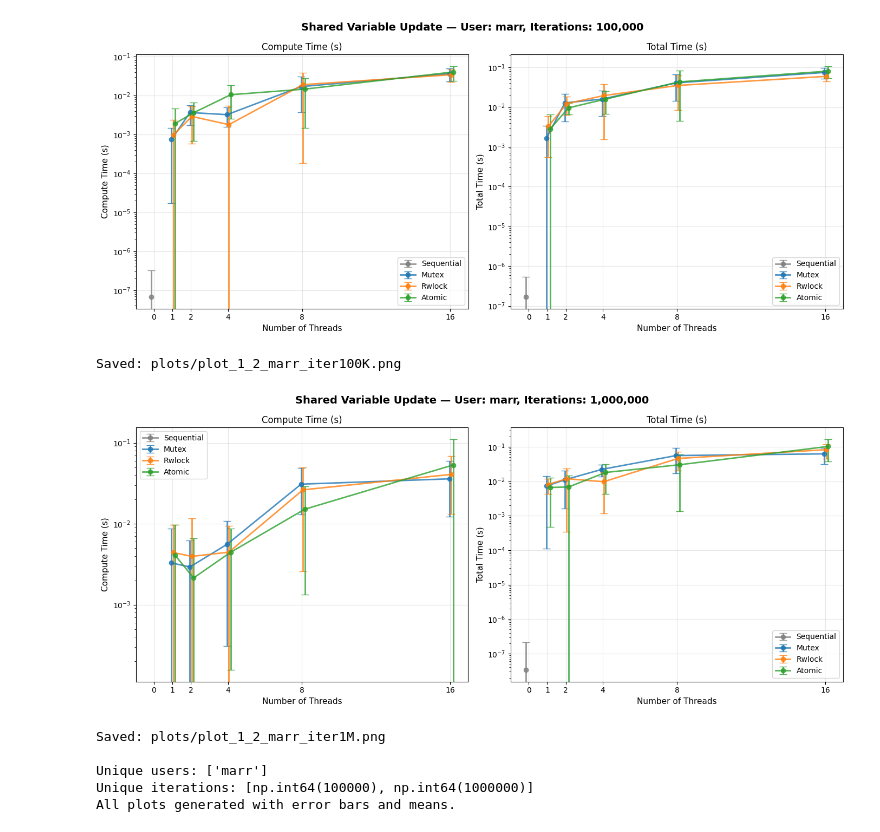
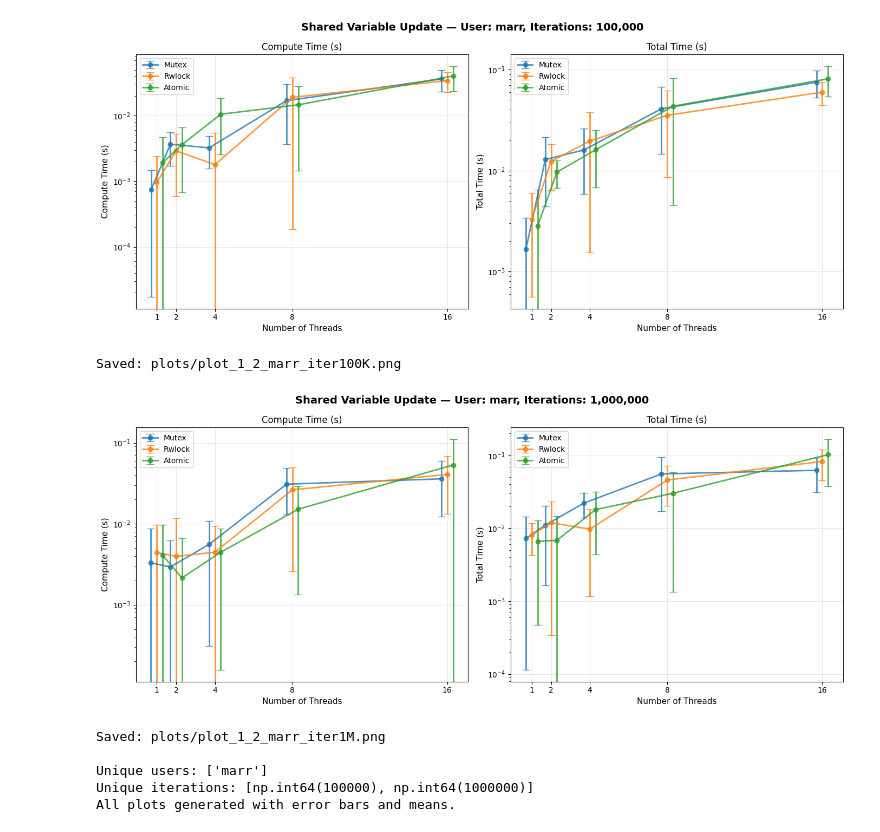
Before and after one commit to marrln/Thread-Experiments, a Jupyter notebook: 1_2_shared_variable_update/plotter_1_2.ipynb, the cells around one changed output. Saved outputs shown, nothing was run; the diff lists cells and outputs as text; code cells hidden in the pictures.

```diff
--- a/1_2_shared_variable_update/plotter_1_2.ipynb
+++ b/1_2_shared_variable_update/plotter_1_2.ipynb
@@ -17,6 +17,11 @@ df.loc[df['method'] == 'sequential', 'threads'] = 0
 df['threads'] = df['threads'].fillna(1).astype(int)
 df['iterations'] = pd.to_numeric(df.get('iterations'), errors='coerce').fillna(0).astype(int)
 
+# Remove sequential (threads=0) entries from non-sequential methods
+df = df[~((df['threads'] == 0) & (df['method'] != 'sequential'))]
+# Remove sequential entries
+df = df[df['method'] != 'sequential']
+
 time_cols = ["time_compute", "time_total"]
 for col in time_cols:
     df[col] = pd.to_numeric(df.get(col), errors='coerce').fillna(0)
@@ -24,7 +29,7 @@ for col in time_cols:
 # Get unique users and iterations
 unique_users = sorted(df["user"].unique())
 unique_iterations = sorted(df["iterations"].unique())
-methods_order = ["sequential", "mutex", "rwlock", "atomic"]
+methods_order = ["mutex", "rwlock", "atomic"]
 colors = {"mutex": "#1f77b4", "rwlock": "#ff7f0e", "atomic": "#2ca02c", "sequential": "#7f7f7f"}
 
 # Create plots for each user
@@ -54,9 +59,9 @@ for user in unique_users:
         fig.suptitle(f"Shared Variable Update — User: {user}, Iterations: {iteration:,}",
                      fontsize=14, fontweight="bold")
 
-        # Define jitter offset for each method
+        # Define jitter offset for each method (increased jitter)
         unique_methods = sorted(stats["method"].unique(), key=lambda m: methods_order.index(m))
-        jitter_offset = np.linspace(-0.15, 0.15, len(unique_methods))
+        jitter_offset = np.linspace(-0.3, 0.3, len(unique_methods))
 
         for col_idx, (col, ylabel) in enumerate(zip(["time_compute", "time_total"],
                                                       ["Compute Time (s)", "Total Time (s)"])):
@@ -112,7 +117,7 @@ if len(unique_users) > 1:
                      fontsize=14, fontweight="bold")
 
         unique_methods = sorted(stats_all["method"].unique(), key=lambda m: methods_order.index(m))
-        jitter_offset = np.linspace(-0.15, 0.15, len(unique_methods))
+        jitter_offset = np.linspace(-0.3, 0.3, len(unique_methods))
 
         for col_idx, (col, ylabel) in enumerate(zip(["time_compute", "time_total"],
                                                       ["Compute Time (s)", "Total Time (s)"])):
@@ -124,36 +129,36 @@ if len(unique_users) > 1:
                 if method_stats.empty:
                     continue
 
                 x_jitter = method_stats["threads"] + jitter_offset[method_idx]
                 y_mean = method_stats[f"{col}_mean"]
                 y_std = method_stats[f"{col}_std"]
 
                 ax.errorbar(x_jitter, y_mean, yerr=y_std, marker='o',
                            label=method.capitalize(), linewidth=2, capsize=5,
                            linestyle='-', alpha=0.8, color=colors.get(method, "#444"))
 
             ax.set_xlabel("Number of Threads", fontsize=11)
             ax.set_ylabel(ylabel, fontsize=11)
             ax.set_title(ylabel, fontsize=12)
             ax.legend(fontsize=10)
             ax.grid(True, alpha=0.3)
             ax.set_xticks(sorted(stats_all["threads"].unique()))
             ax.set_yscale("log")
 
         plt.tight_layout()
         iter_label = f"{iteration//1_000_000}M" if iteration >= 1_000_000 else f"{iteration//1000}K"
         outpath = f"plots/plot_1_2_all_users_iter{iter_label}.png"
         fig.savefig(outpath, dpi=300, bbox_inches="tight")
         plt.show(fig)
         print(f"Saved: {outpath}")
 
 print(f"\nUnique users: {list(unique_users)}")
 print(f"Unique iterations: {unique_iterations}")
 print("All plots generated with error bars and means.")
 # %% [output]
-[figure, old version]
+[figure, new version]
 Saved: plots/plot_1_2_marr_iter100K.png
-[figure, old version]
+[figure, new version]
 Saved: plots/plot_1_2_marr_iter1M.png
 
 Unique users: ['marr']
```
